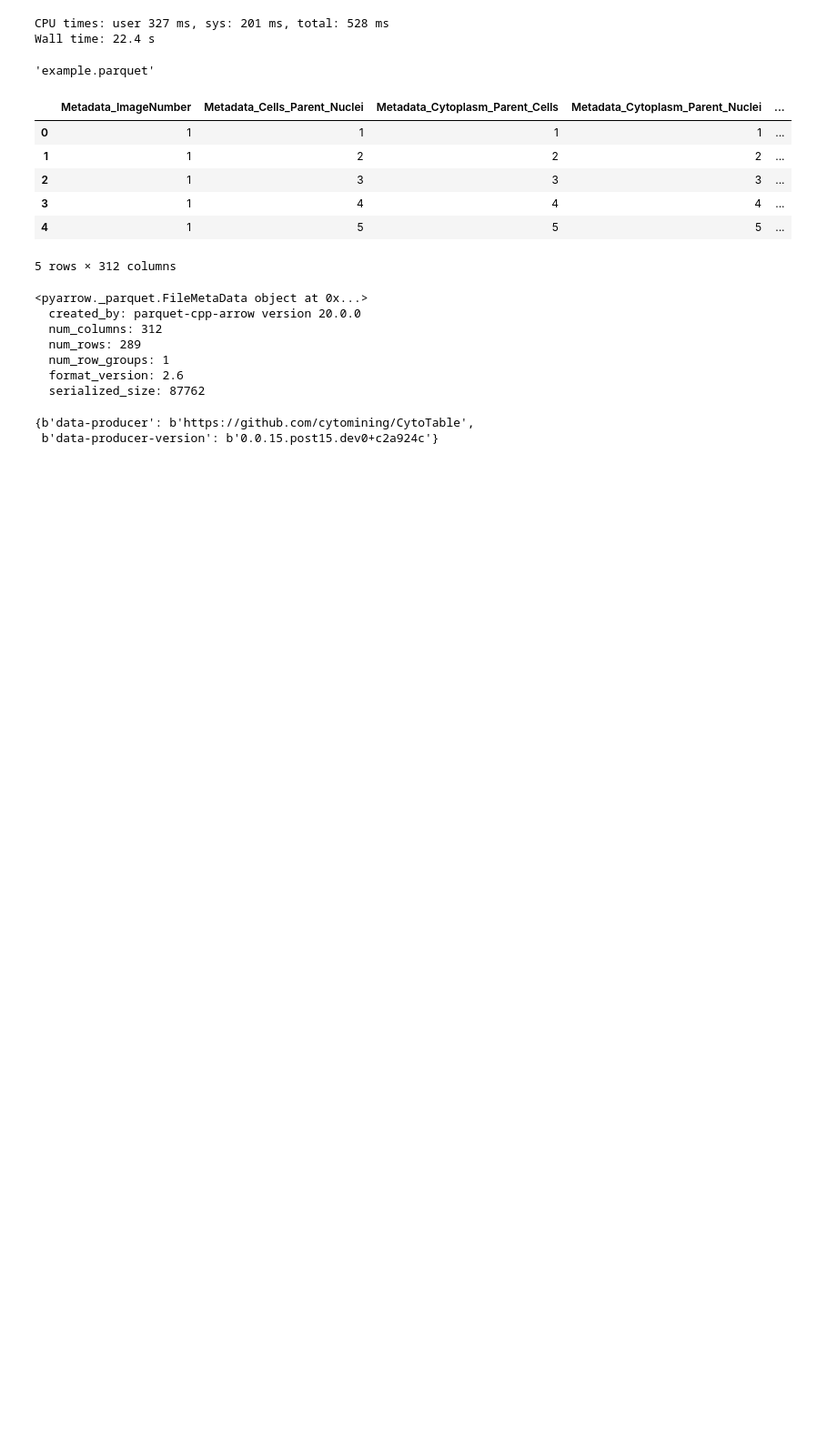
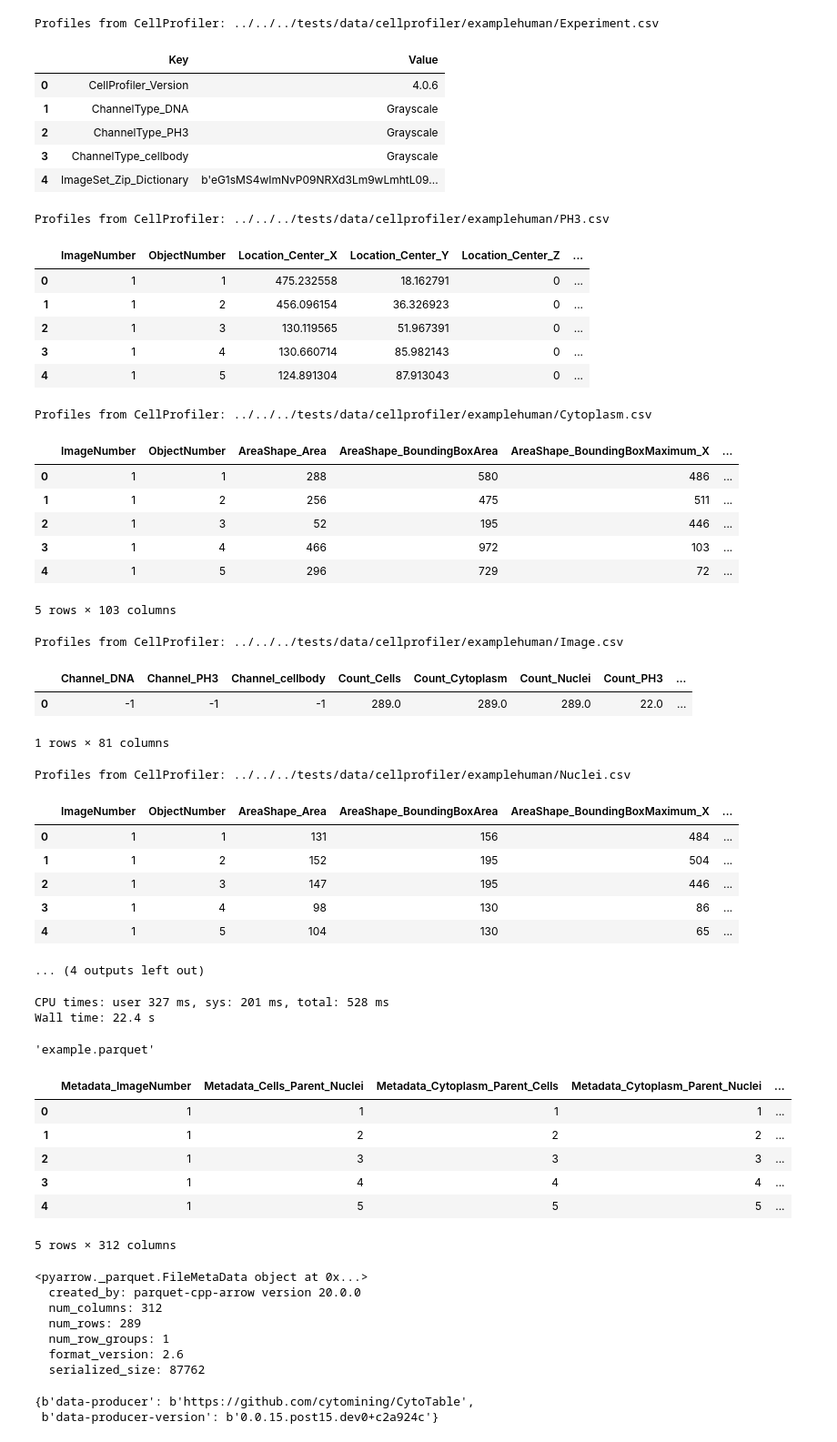
Before and after one commit to cytomining/CytoTable, a Jupyter notebook: docs/source/examples/cytotable_mise_en_place.ipynb, the cells around one changed output. Shown at 91% size. Saved outputs shown, nothing was run; the diff lists cells and outputs as text; code cells hidden in the pictures; blank space fills up the shorter version.

```diff
--- a/docs/source/examples/cytotable_mise_en_place.ipynb
+++ b/docs/source/examples/cytotable_mise_en_place.ipynb
@@ -36,3 +72,42 @@ list(pathlib.Path(source_path).glob("*.csv"))
+# %%
+for profiles in pathlib.Path(source_path).glob("*.csv"):
+    print(f"\nProfiles from CellProfiler: {profiles}")
+    display(pd.read_csv(profiles).head())
+# %% [output]
+Profiles from CellProfiler: ../../../tests/data/cellprofiler/examplehuman/Experiment.csv
+|  | Key | Value |
+| 0 | CellProfiler_Version | 4.0.6 |
+| 1 | ChannelType_DNA | Grayscale |
+| 2 | ChannelType_PH3 | Grayscale |
+| 3 | ChannelType_cellbody | Grayscale |
+| 4 | ImageSet_Zip_Dictionary | b'eG1sMS4wImNvP09NRXd3Lm9wLmhtL09... |
+Profiles from CellProfiler: ../../../tests/data/cellprofiler/examplehuman/PH3.csv
+|  | ImageNumber | ObjectNumber | Location_Center_X | Location_Center_Y | Location_Center_Z | ... |
+| 0 | 1 | 1 | 475.232558 | 18.162791 | 0 | ... |
+| 1 | 1 | 2 | 456.096154 | 36.326923 | 0 | ... |
+| 2 | 1 | 3 | 130.119565 | 51.967391 | 0 | ... |
+| 3 | 1 | 4 | 130.660714 | 85.982143 | 0 | ... |
+| 4 | 1 | 5 | 124.891304 | 87.913043 | 0 | ... |
+Profiles from CellProfiler: ../../../tests/data/cellprofiler/examplehuman/Cytoplasm.csv
+|  | ImageNumber | ObjectNumber | AreaShape_Area | AreaShape_BoundingBoxArea | AreaShape_BoundingBoxMaximum_X | ... |
+| 0 | 1 | 1 | 288 | 580 | 486 | ... |
+| 1 | 1 | 2 | 256 | 475 | 511 | ... |
+| 2 | 1 | 3 | 52 | 195 | 446 | ... |
+| 3 | 1 | 4 | 466 | 972 | 103 | ... |
+| 4 | 1 | 5 | 296 | 729 | 72 | ... |
+5 rows × 103 columns
+Profiles from CellProfiler: ../../../tests/data/cellprofiler/examplehuman/Image.csv
+|  | Channel_DNA | Channel_PH3 | Channel_cellbody | Count_Cells | Count_Cytoplasm | Count_Nuclei | Count_PH3 | ... |
+| 0 | -1 | -1 | -1 | 289.0 | 289.0 | 289.0 | 22.0 | ... |
+1 rows × 81 columns
+Profiles from CellProfiler: ../../../tests/data/cellprofiler/examplehuman/Nuclei.csv
+|  | ImageNumber | ObjectNumber | AreaShape_Area | AreaShape_BoundingBoxArea | AreaShape_BoundingBoxMaximum_X | ... |
+| 0 | 1 | 1 | 131 | 156 | 484 | ... |
+| 1 | 1 | 2 | 152 | 195 | 504 | ... |
+| 2 | 1 | 3 | 147 | 195 | 446 | ... |
+| 3 | 1 | 4 | 98 | 130 | 86 | ... |
+| 4 | 1 | 5 | 104 | 130 | 65 | ... |
+... (4 outputs left out)
 # %%
 %%time
 
```
Also changed, not shown: parts of 5 cells of this notebook, 1 other file.
